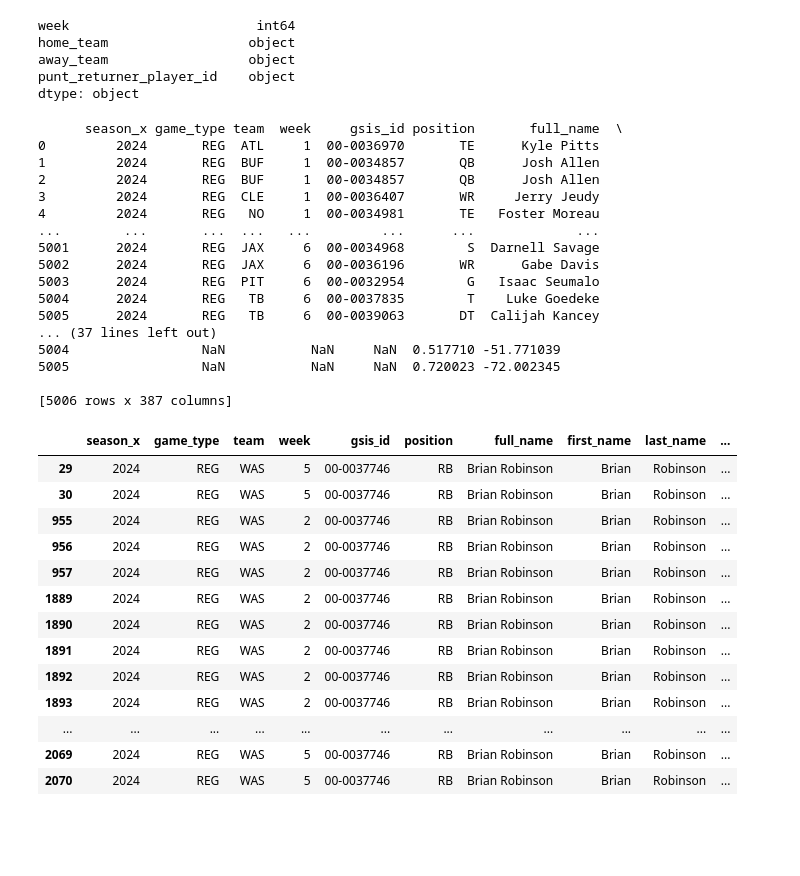
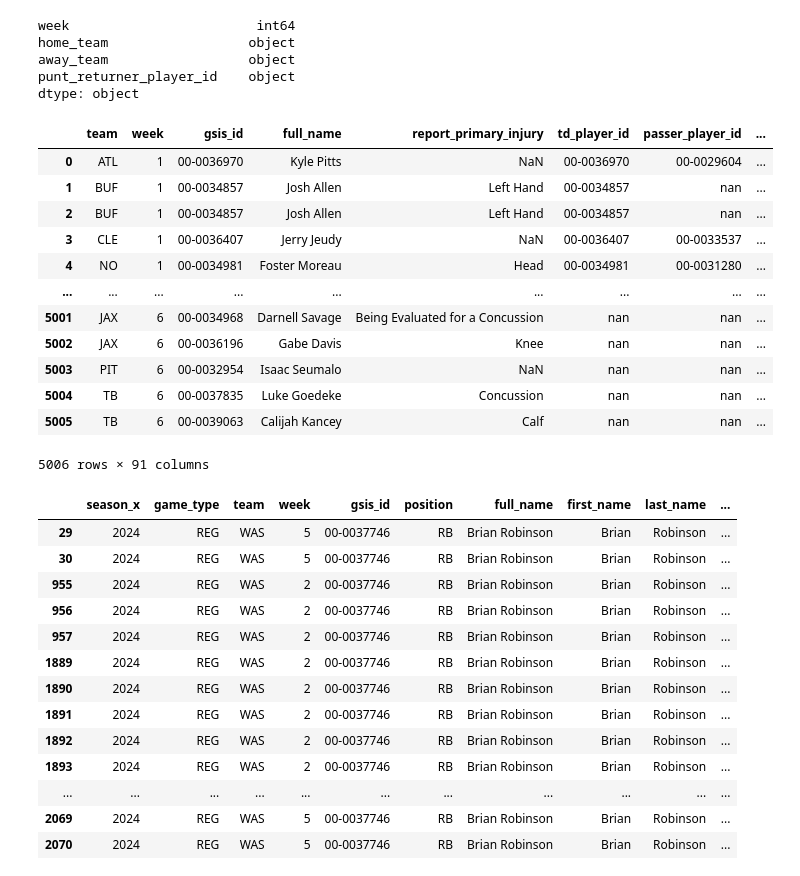
Before and after one commit to DiyaPrasanth20/NFL_Analysis, a Jupyter notebook: DataPrep.ipynb, the cells around one changed output. Cells and saved outputs as stored; diff of their text form; code cells hidden in the pictures; blank space fills up the shorter version.

```diff
--- a/DataPrep.ipynb
+++ b/DataPrep.ipynb
@@ -46,6 +46,9 @@ dtype: object
 # %%
 # Find columns with '_player_id' in their names
 player_id_columns = [col for col in play_by_play_df.columns if '_player_id' in col]
+
+# Find columns with '_player_id' in their names
+player_name_columns = [col for col in play_by_play_df.columns if '_player_name' in col]
 
 # Convert necessary columns to strings to avoid data type mismatch
 injuries_df['gsis_id'] = injuries_df['gsis_id'].astype(str)
@@ -58,6 +61,7 @@ play_by_play_df['away_team'] = play_by_play_df['away_team'].astype(str)
 merged_data_list = []
 
 for player_col in player_id_columns:
+
     play_by_play_df[player_col] = play_by_play_df[player_col].astype(str)
 
 # Iterate over the player_id_columns and merge with each one
@@ -80,24 +84,26 @@ for player_col in player_id_columns:
 
 # Combine all the results into a single DataFrame
 final_merged_data = pd.concat(merged_data_list).drop_duplicates().reset_index(drop=True)
-# %% [output]
-      season_x game_type team  week     gsis_id position       full_name  \
-0         2024       REG  ATL     1  00-0036970       TE      Kyle Pitts
-1         2024       REG  BUF     1  00-0034857       QB      Josh Allen
-2         2024       REG  BUF     1  00-0034857       QB      Josh Allen
-3         2024       REG  CLE     1  00-0036407       WR     Jerry Jeudy
-4         2024       REG   NO     1  00-0034981       TE   Foster Moreau
-...        ...       ...  ...   ...         ...      ...             ...
-5001      2024       REG  JAX     6  00-0034968        S  Darnell Savage
-5002      2024       REG  JAX     6  00-0036196       WR      Gabe Davis
-5003      2024       REG  PIT     6  00-0032954        G   Isaac Seumalo
-5004      2024       REG   TB     6  00-0037835        T    Luke Goedeke
-5005      2024       REG   TB     6  00-0039063       DT  Calijah Kancey
-... (37 lines left out)
-5004                 NaN           NaN     NaN  0.517710 -51.771039
-5005                 NaN           NaN     NaN  0.720023 -72.002345
-
-[5006 rows x 387 columns]
+# %%
+final_merged_data[['team', 'week', 'gsis_id', 'full_name', 'report_primary_injury', *player_id_columns, *player_name_columns]]
+
+pd.set_option('display.max_columns', None)
+# %%
+final_merged_data[['team', 'week', 'gsis_id', 'full_name', 'report_primary_injury', *player_id_columns, *player_name_columns]]
+# %% [output]
+|  | team | week | gsis_id | full_name | report_primary_injury | td_player_id | passer_player_id | ... |
+| 0 | ATL | 1 | 00-0036970 | Kyle Pitts | NaN | 00-0036970 | 00-0029604 | ... |
+| 1 | BUF | 1 | 00-0034857 | Josh Allen | Left Hand | 00-0034857 | nan | ... |
+| 2 | BUF | 1 | 00-0034857 | Josh Allen | Left Hand | 00-0034857 | nan | ... |
+| 3 | CLE | 1 | 00-0036407 | Jerry Jeudy | NaN | 00-0036407 | 00-0033537 | ... |
+| 4 | NO | 1 | 00-0034981 | Foster Moreau | Head | 00-0034981 | 00-0031280 | ... |
+| ... | ... | ... | ... | ... | ... | ... | ... | ... |
+| 5001 | JAX | 6 | 00-0034968 | Darnell Savage | Being Evaluated for a Concussion | nan | nan | ... |
+| 5002 | JAX | 6 | 00-0036196 | Gabe Davis | Knee | nan | nan | ... |
+| 5003 | PIT | 6 | 00-0032954 | Isaac Seumalo | NaN | nan | nan | ... |
+| 5004 | TB | 6 | 00-0037835 | Luke Goedeke | Concussion | nan | nan | ... |
+| 5005 | TB | 6 | 00-0039063 | Calijah Kancey | Calf | nan | nan | ... |
+5006 rows × 91 columns
 # %%
 # Search for rows with gsis_id '00-0039521'
 gsis_id_search = '00-0037746'
```
